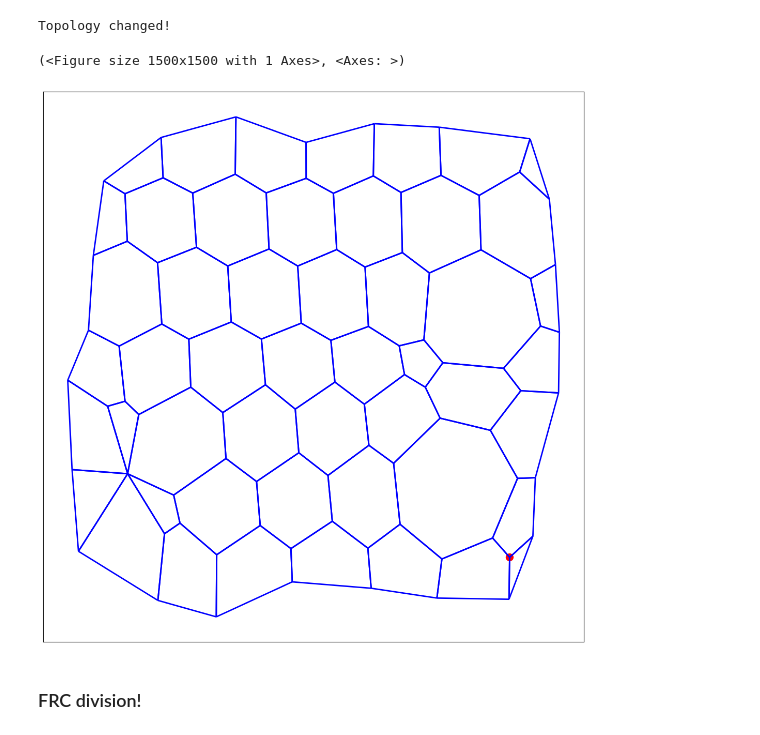
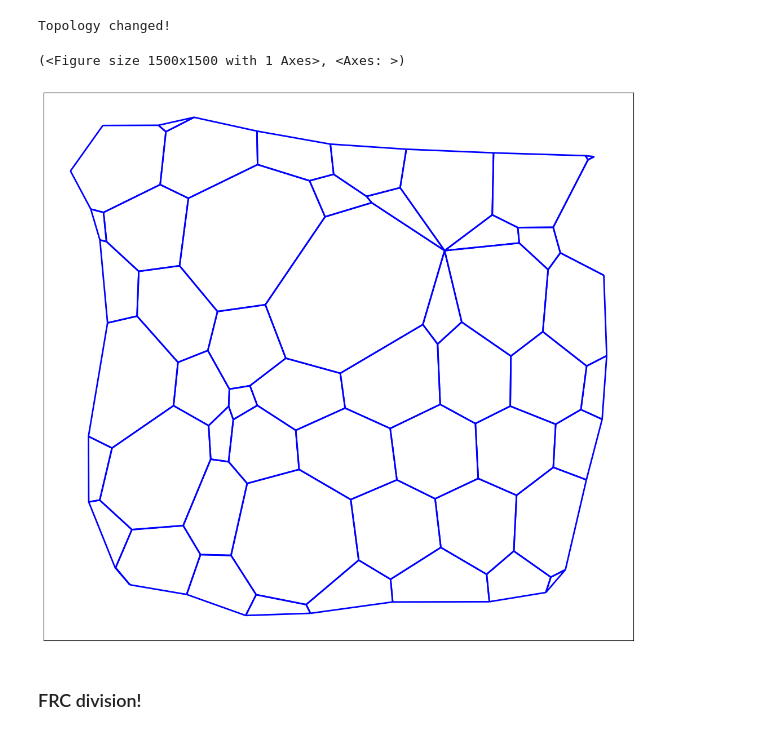
Before and after one commit to vlachina/LymphNode, a Jupyter notebook: notebooks/Figure_5/Cell_cycle_code_clean.ipynb, the cells around one changed output. Cells and saved outputs as stored; diff of their text form; code cells hidden in the pictures.

```diff
--- a/notebooks/Figure_5/Cell_cycle_code_clean.ipynb
+++ b/notebooks/Figure_5/Cell_cycle_code_clean.ipynb
@@ -119,18 +125,18 @@ def collapse_single_edge(cellmap, geom, energyContributions_model, edge_id):
 # %%
-# Initialize cellmap, geometry, and energy contributions model
+# Initializing cellmap, geometry, and energy contributions model
 cellmap_init, geom, energyContributions_model = vertexModel2.initialize(10)
 cellmap_init = MechanicalParams2.update(cellmap_init)
 
 boundary_edges, boundary_faces, inside_edges, outside_edges, inside_faces, inside_vertices, outside_vertices = auxFunctions.identify_boundary_layers(cellmap_init, 1)
 
-#Change outside vertices mechanics
-high_viscosity_value = 1000000  # A very large viscosity value
+# Changing outside vertices mechanics
+high_viscosity_value = 200000  # A very large viscosity value
 for vertex_id in outside_vertices:
     if vertex_id in cellmap_init.vert_df.index:
         cellmap_init.vert_df.at[vertex_id, "viscosity"] = high_viscosity_value
 
 
-#energyContributions_model.compute_energy(cellmap)
+# Relaxing model
 energyContributions_model.compute_energy(cellmap_init)
 [cellmap_init, geom, energyContributions_model, history_new, solver1] = vertexModel2.solveEuler(cellmap_init, geom, energyContributions_model, 20)
 # %% [output]
@@ -226,18 +212,18 @@ def collapse_two_adjacent_edges(cellmap, geom, energyContributions_model, first_
 # %%
-## Initialize cellmap, geometry, and energy contributions model
+## Initializing cellmap, geometry, and energy contributions model
 cellmap_init, geom, energyContributions_model = vertexModel2.initialize(10)
 cellmap_init = MechanicalParams2.update(cellmap_init)
 
 boundary_edges, boundary_faces, inside_edges, outside_edges, inside_faces, inside_vertices, outside_vertices = auxFunctions.identify_boundary_layers(cellmap_init, 1)
 
-#Change outside vertices mechanics
-high_viscosity_value = 1000000  # A very large viscosity value
+# Changing outside vertices mechanics to create a 'capsule-like' boundary
+high_viscosity_value = 200000  # A very large viscosity value
 for vertex_id in outside_vertices:
     if vertex_id in cellmap_init.vert_df.index:
         cellmap_init.vert_df.at[vertex_id, "viscosity"] = high_viscosity_value
 
 
-#energyContributions_model.compute_energy(cellmap)
+# Relaxing the model
 energyContributions_model.compute_energy(cellmap_init)
 [cellmap_init, geom, energyContributions_model, history_new, solver1] = vertexModel2.solveEuler(cellmap_init, geom, energyContributions_model, 20)
 # %% [output]
@@ -343,18 +329,18 @@ def collapse_all_edges_around_vertex(cellmap, geom, energyContributions_model, v
 # %%
-# Initialize cellmap, geometry, and energy contributions model
+# Initializing cellmap, geometry, and energy contributions model
 cellmap_init, geom, energyContributions_model = vertexModel2.initialize(10)
 cellmap_init = MechanicalParams2.update(cellmap_init)
 
 boundary_edges, boundary_faces, inside_edges, outside_edges, inside_faces, inside_vertices, outside_vertices = auxFunctions.identify_boundary_layers(cellmap_init, 1)
 
-#Change outside vertices mechanics
-high_viscosity_value = 1000000  # A very large viscosity value
+#Changing outside vertices mechanics
+high_viscosity_value = 200000  # A very large viscosity value
 for vertex_id in outside_vertices:
     if vertex_id in cellmap_init.vert_df.index:
         cellmap_init.vert_df.at[vertex_id, "viscosity"] = high_viscosity_value
 
 
-#energyContributions_model.compute_energy(cellmap)
+# Relaxing the model
 energyContributions_model.compute_energy(cellmap_init)
 [cellmap_init, geom, energyContributions_model, history_new, solver1] = vertexModel2.solveEuler(cellmap_init, geom, energyContributions_model, 200)
 # %% [output]
@@ -369,10 +355,10 @@ cellmap = collapse_all_edges_around_vertex(cellmap_init, geom, energyContributio
 # %% [output]
 Topology changed!
 # %%
-auxFunctions.highlight_vertices(cellmap_init, geom, [50], default_color='white', highlight_color='red', default_size=50, highlight_size=100)
+auxFunctions.highlight_vertices(cellmap_init, geom, [None], default_color='white', highlight_color='red', default_size=50, highlight_size=100)
 # %% [output]
 (<Figure size 1500x1500 with 1 Axes>, <Axes: >)
-[figure, old version]
+[figure, new version]
 # %% [markdown]
 ### FRC division!
 # %% [markdown]
```
Also changed, not shown: parts of 39 cells of this notebook.
